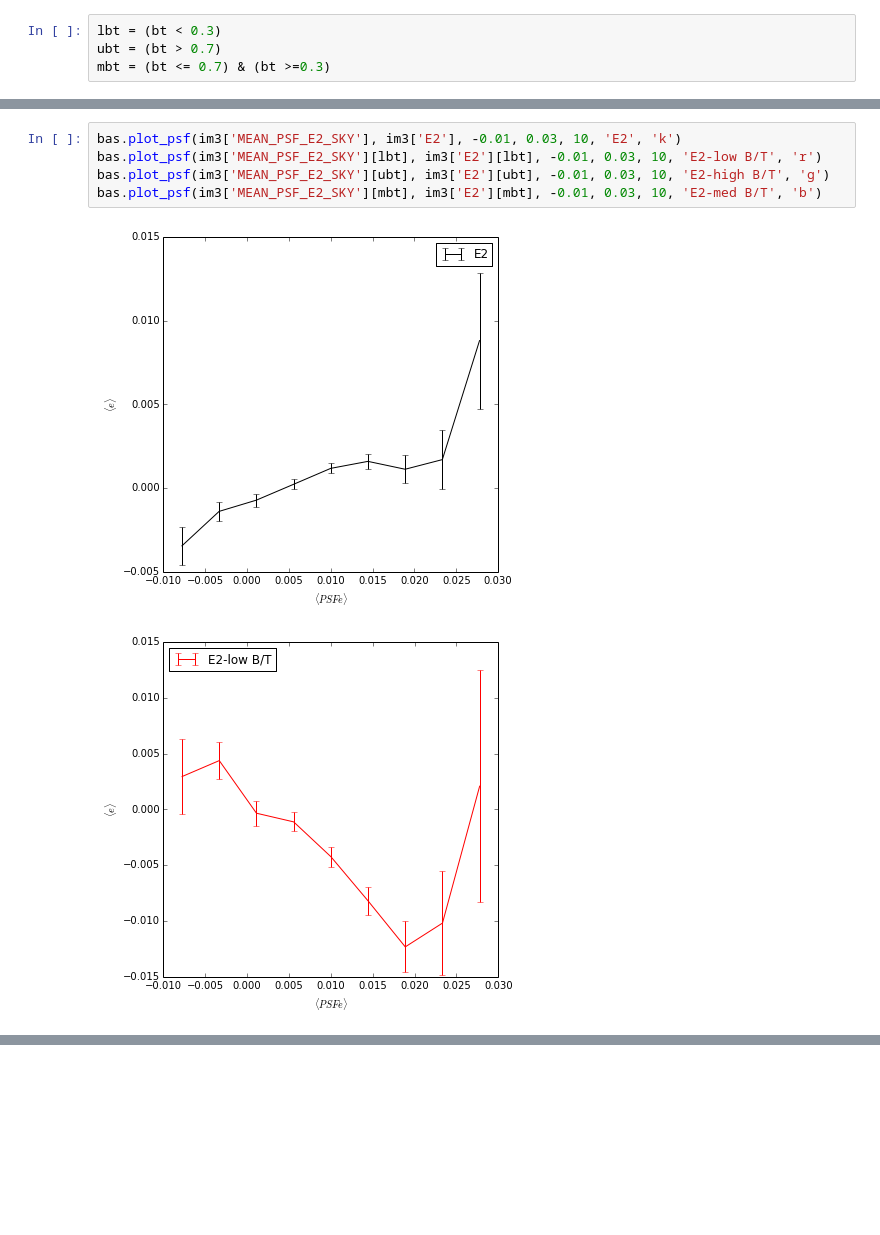
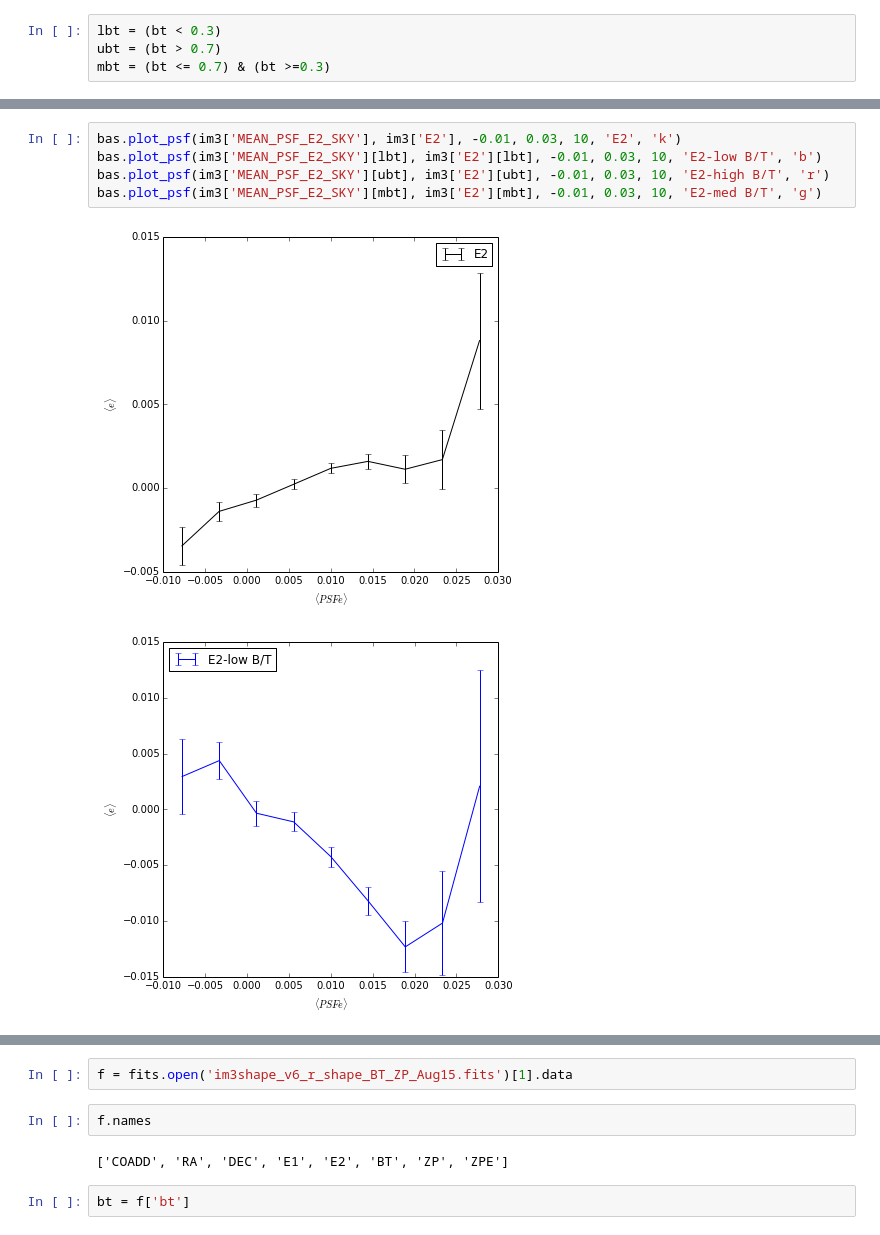
Before and after one commit to vvinuv/ipynb, a Jupyter notebook: im3shape_psf.ipynb, the cells around one changed output, grey strips where cells are left out. Cells and saved outputs as stored; diff of their text form; blank space fills up the shorter version.

```diff
--- a/im3shape_psf.ipynb
+++ b/im3shape_psf.ipynb
@@ -38,8 +38,8 @@ bas.plot_psf(im3['MEAN_PSF_E1_SKY'][mbt], im3['E1'][mbt], -0.01, 0.03, 10, 'E1-m
 # %%
 bas.plot_psf(im3['MEAN_PSF_E2_SKY'], im3['E2'], -0.01, 0.03, 10, 'E2', 'k')
-bas.plot_psf(im3['MEAN_PSF_E2_SKY'][lbt], im3['E2'][lbt], -0.01, 0.03, 10, 'E2-low B/T', 'r')
-bas.plot_psf(im3['MEAN_PSF_E2_SKY'][ubt], im3['E2'][ubt], -0.01, 0.03, 10, 'E2-high B/T', 'g')
-bas.plot_psf(im3['MEAN_PSF_E2_SKY'][mbt], im3['E2'][mbt], -0.01, 0.03, 10, 'E2-med B/T', 'b')
+bas.plot_psf(im3['MEAN_PSF_E2_SKY'][lbt], im3['E2'][lbt], -0.01, 0.03, 10, 'E2-low B/T', 'b')
+bas.plot_psf(im3['MEAN_PSF_E2_SKY'][ubt], im3['E2'][ubt], -0.01, 0.03, 10, 'E2-high B/T', 'r')
+bas.plot_psf(im3['MEAN_PSF_E2_SKY'][mbt], im3['E2'][mbt], -0.01, 0.03, 10, 'E2-med B/T', 'g')
 # %% [output]
 [figure]
-[figure, old version]
+[figure, new version]
@@ -47,0 +48,8 @@ bas.plot_psf(im3['MEAN_PSF_E2_SKY'][mbt], im3['E2'][mbt], -0.01, 0.03, 10, 'E2-m
+# %%
+f = fits.open('im3shape_v6_r_shape_BT_ZP_Aug15.fits')[1].data
+# %%
+f.names
+# %% [output]
+['COADD', 'RA', 'DEC', 'E1', 'E2', 'BT', 'ZP', 'ZPE']
+# %%
+bt = f['bt']
```
Also changed, not shown: parts of 14 cells of this notebook.
